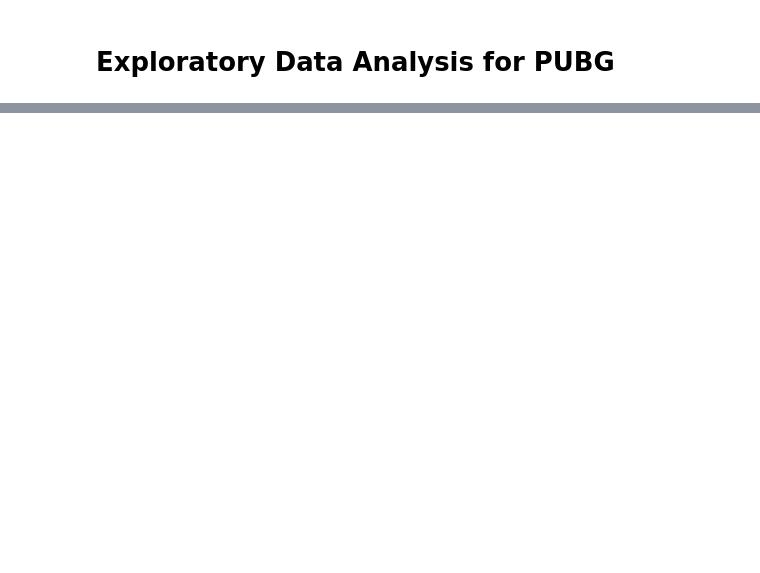
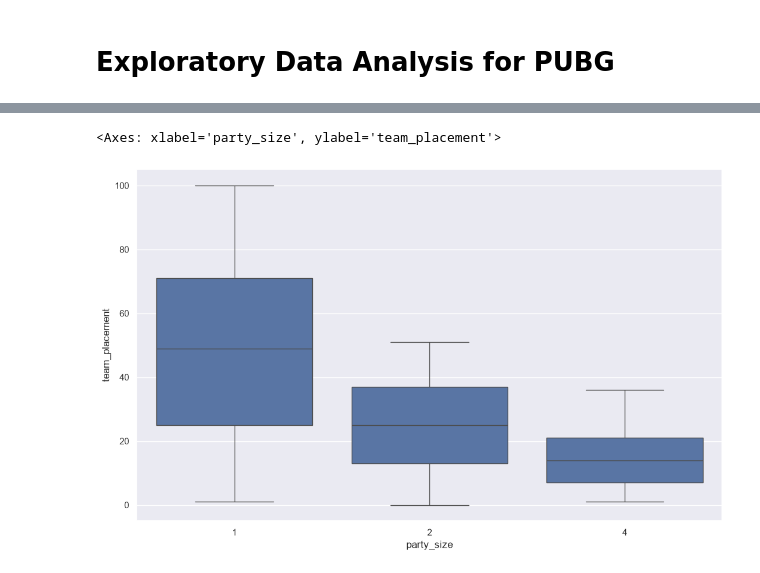
Before and after one commit to Shoofy32/CSMODEL, a Jupyter notebook: CSMODEL.ipynb, the cells around one changed output, grey strips where cells are left out. Saved outputs shown, nothing was run; the diff lists cells and outputs as text; code cells hidden in the pictures; blank space fills up the shorter version.

```diff
--- a/CSMODEL.ipynb
+++ b/CSMODEL.ipynb
@@ -31,0 +71,5 @@ PUBG_agg_stats_df = PUBG_agg_stats_df.drop(columns=['date','game_size','match_id
+# %%
+sns.boxplot(data=PUBG_agg_stats_df, x='party_size', y='team_placement')
+# %% [output]
+<Axes: xlabel='party_size', ylabel='team_placement'>
+[figure, added]
```
Also changed, not shown: parts of 12 cells of this notebook.
